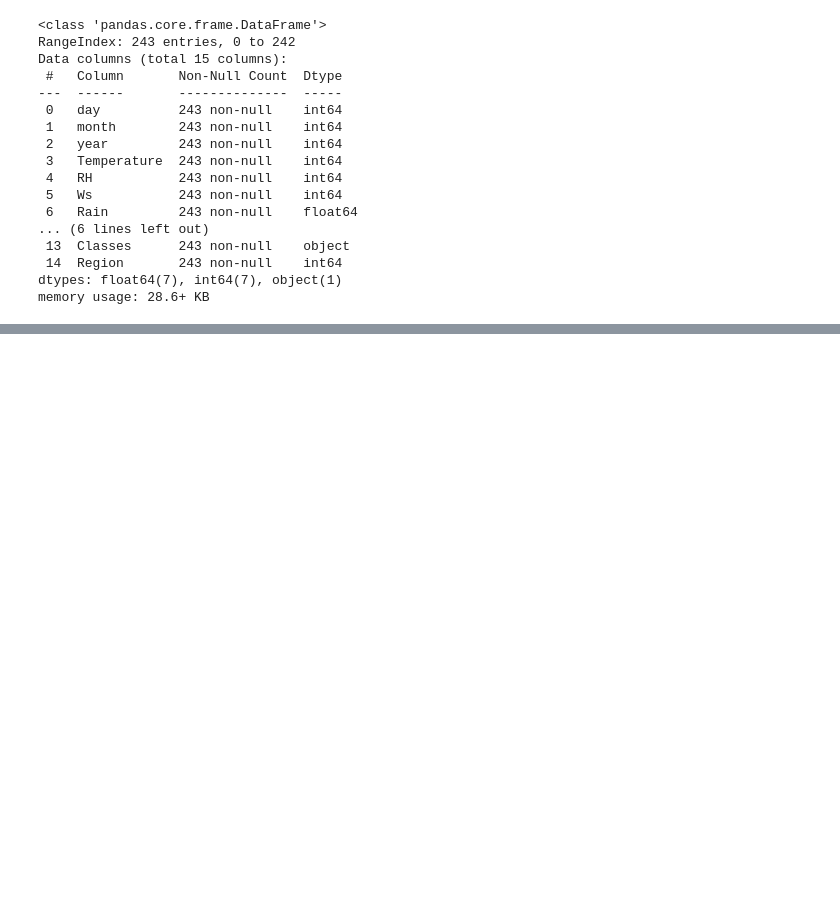
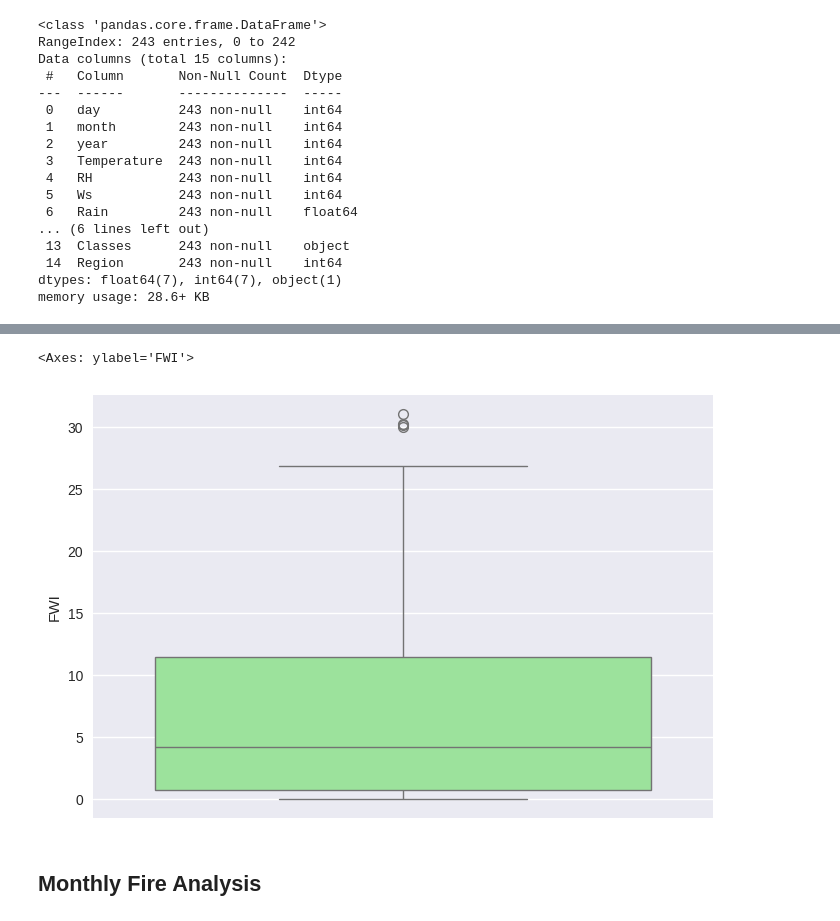
Before and after one commit to Sarvesh-10/DSMLDLCourse, a Jupyter notebook: RidgeLassoElasticNet/AlgerianDataset.ipynb, the cells around one changed output, grey strips where cells are left out. Drawn from its saved outputs; the diff is of its cells as text; code cells hidden in the pictures; blank space fills up the shorter version.

```diff
--- a/RidgeLassoElasticNet/AlgerianDataset.ipynb
+++ b/RidgeLassoElasticNet/AlgerianDataset.ipynb
@@ -200,0 +286,7 @@ df.describe()
+# %%
+sns.boxplot(df1['FWI'],color='lightgreen')
+# %% [output]
+<Axes: ylabel='FWI'>
+[figure, added]
+# %% [markdown]
+## Monthly Fire Analysis
```
Also changed, not shown: parts of 16 cells of this notebook.
